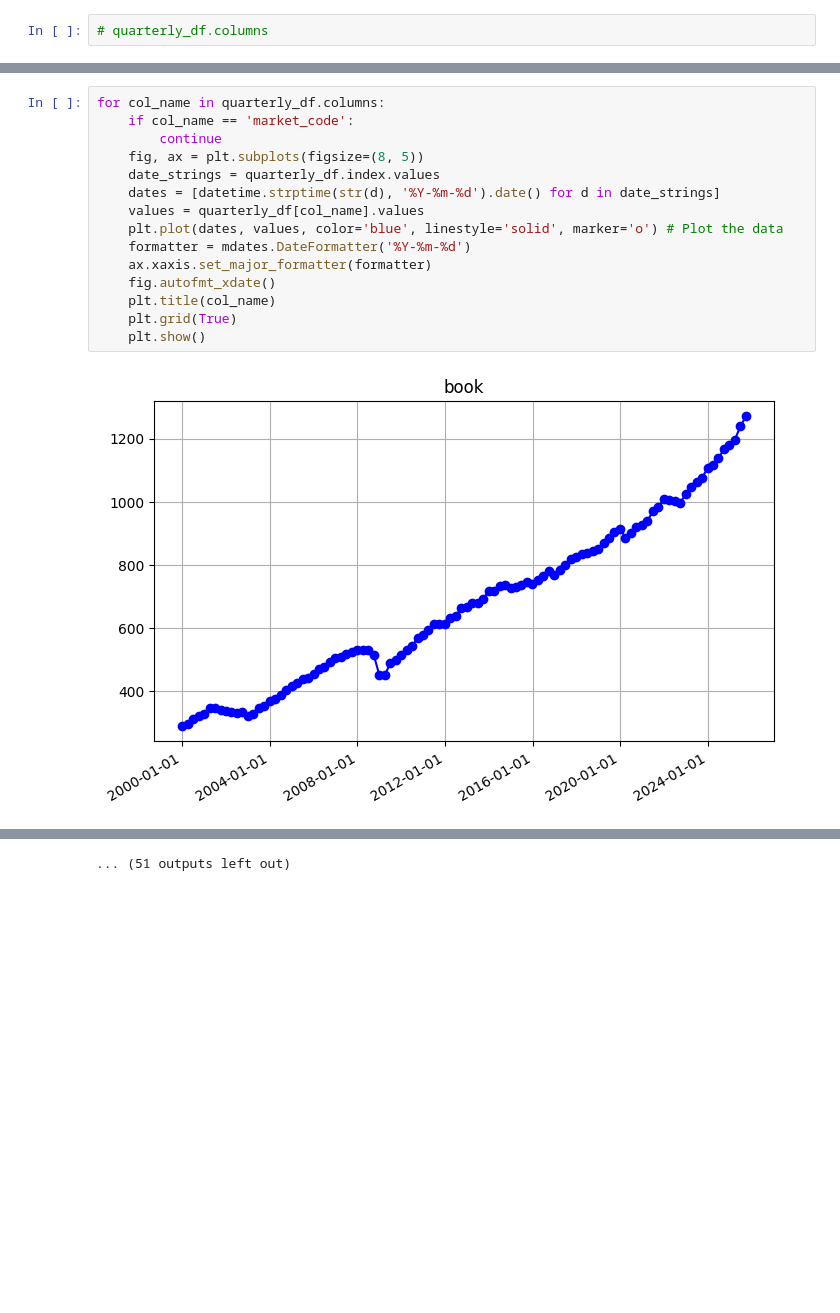
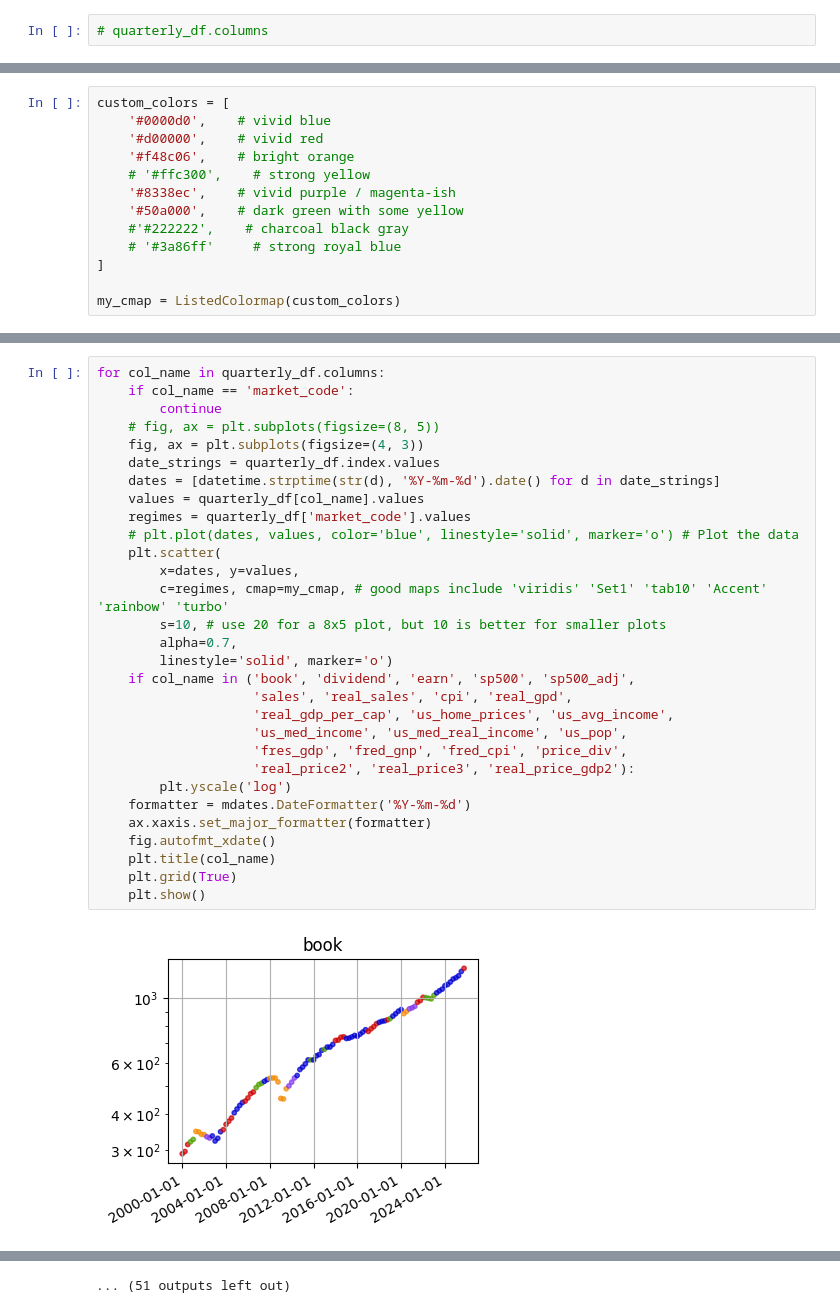
Before and after one commit to strycker/trading-crab, a Jupyter notebook: notebooks/step3_combine_datasets_incl_labels_and_study.ipynb, the cells around one changed output, grey strips where cells are left out. Drawn from its saved outputs; the diff is of its cells as text; blank space fills up the shorter version.

Commit message:
updating the plots... figured out derivatives

```diff
--- a/notebooks/step3_combine_datasets_incl_labels_and_study.ipynb
+++ b/notebooks/step3_combine_datasets_incl_labels_and_study.ipynb
@@ -86,0 +97,13 @@ quarterly_df.to_pickle("../data/standardized_quarterly_data_" + today_str + ".pi
+# %%
+custom_colors = [
+    '#0000d0',    # vivid blue
+    '#d00000',    # vivid red
+    '#f48c06',    # bright orange
+    # '#ffc300',    # strong yellow
+    '#8338ec',    # vivid purple / magenta-ish
+    '#50a000',    # dark green with some yellow
+    #'#222222',    # charcoal black gray
+    # '#3a86ff'     # strong royal blue
+]
+
+my_cmap = ListedColormap(custom_colors)
@@ -87,17 +171,32 @@ quarterly_df.to_pickle("../data/standardized_quarterly_data_" + today_str + ".pi
 # %%
 for col_name in quarterly_df.columns:
     if col_name == 'market_code':
         continue
-    fig, ax = plt.subplots(figsize=(8, 5))
+    # fig, ax = plt.subplots(figsize=(8, 5))
+    fig, ax = plt.subplots(figsize=(4, 3))
     date_strings = quarterly_df.index.values
     dates = [datetime.strptime(str(d), '%Y-%m-%d').date() for d in date_strings]
     values = quarterly_df[col_name].values
-    plt.plot(dates, values, color='blue', linestyle='solid', marker='o') # Plot the data
+    regimes = quarterly_df['market_code'].values
+    # plt.plot(dates, values, color='blue', linestyle='solid', marker='o') # Plot the data
+    plt.scatter(
+        x=dates, y=values,
+        c=regimes, cmap=my_cmap, # good maps include 'viridis' 'Set1' 'tab10' 'Accent' 'rainbow' 'turbo'
+        s=10, # use 20 for a 8x5 plot, but 10 is better for smaller plots
+        alpha=0.7,
+        linestyle='solid', marker='o')
+    if col_name in ('book', 'dividend', 'earn', 'sp500', 'sp500_adj',
+                    'sales', 'real_sales', 'cpi', 'real_gpd',
+                    'real_gdp_per_cap', 'us_home_prices', 'us_avg_income',
+                    'us_med_income', 'us_med_real_income', 'us_pop',
+                    'fres_gdp', 'fred_gnp', 'fred_cpi', 'price_div',
+                    'real_price2', 'real_price3', 'real_price_gdp2'):
+        plt.yscale('log')
     formatter = mdates.DateFormatter('%Y-%m-%d')
     ax.xaxis.set_major_formatter(formatter)
     fig.autofmt_xdate()
     plt.title(col_name)
     plt.grid(True)
     plt.show()
 # %% [output]
-[figure, old version]
+[figure, new version]
```
Also changed, not shown: parts of 8 cells of this notebook.
